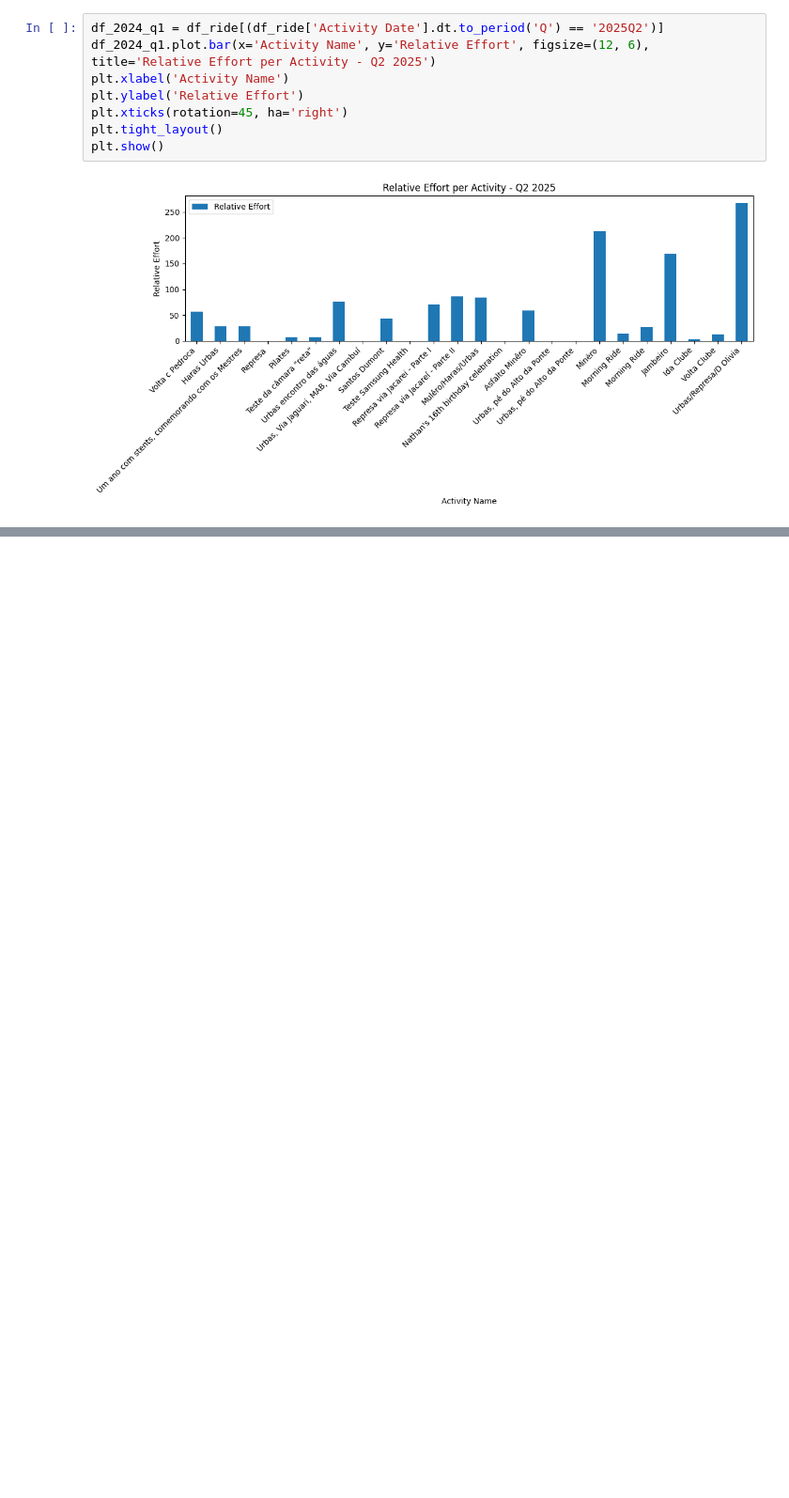
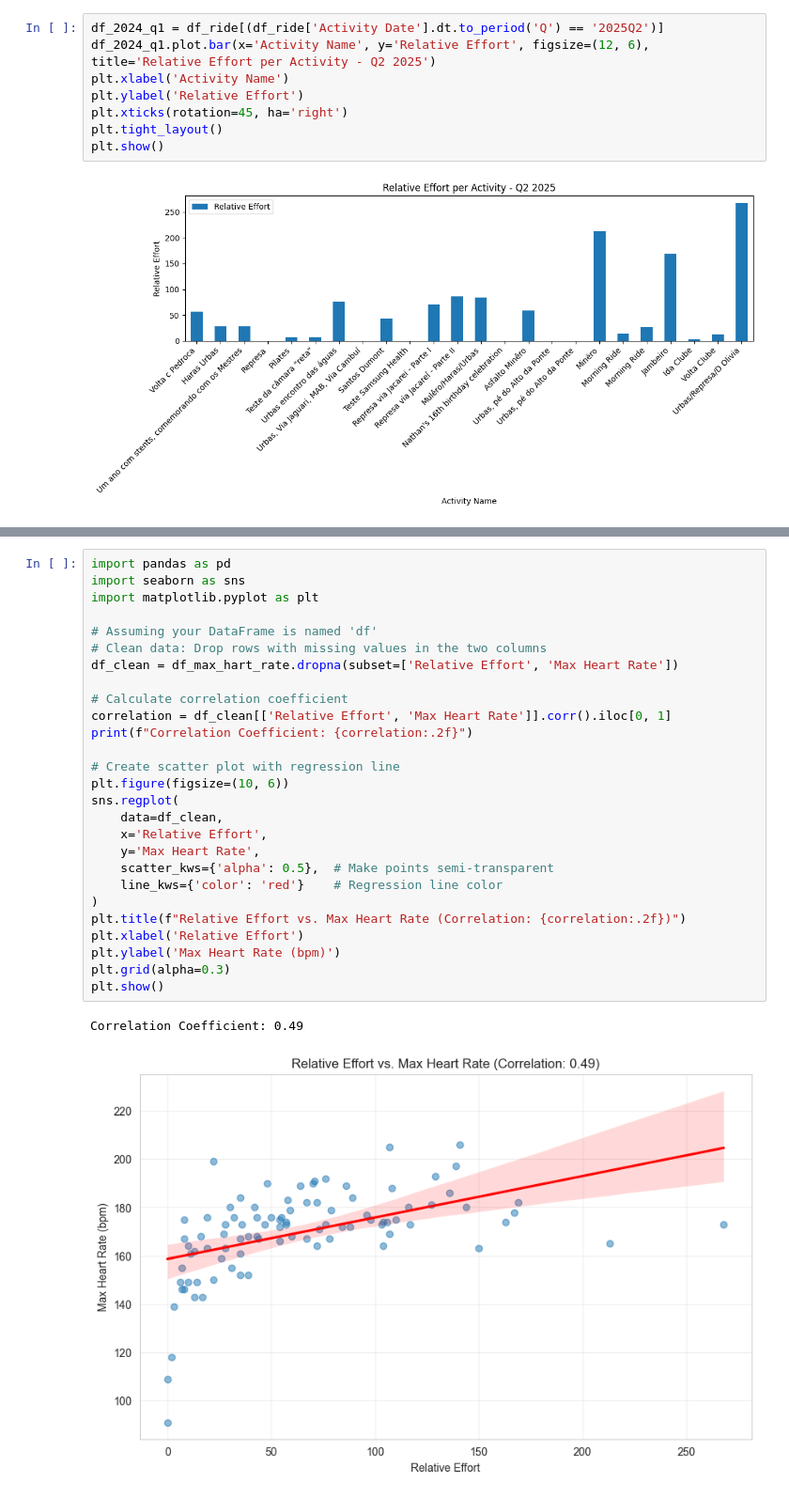
Before and after one commit to assismauro/Strava, a Jupyter notebook: strava_data_analisys.ipynb, the cells around one changed output, grey strips where cells are left out. Shown at 94% size. Cells and saved outputs as stored; diff of their text form; blank space fills up the shorter version.

```diff
--- a/strava_data_analisys.ipynb
+++ b/strava_data_analisys.ipynb
@@ -280,0 +284,30 @@ plt.show()
+# %%
+import pandas as pd
+import seaborn as sns
+import matplotlib.pyplot as plt
+
+# Assuming your DataFrame is named 'df'
+# Clean data: Drop rows with missing values in the two columns
+df_clean = df_max_hart_rate.dropna(subset=['Relative Effort', 'Max Heart Rate'])
+
+# Calculate correlation coefficient
+correlation = df_clean[['Relative Effort', 'Max Heart Rate']].corr().iloc[0, 1]
+print(f"Correlation Coefficient: {correlation:.2f}")
+
+# Create scatter plot with regression line
+plt.figure(figsize=(10, 6))
+sns.regplot(
+    data=df_clean,
+    x='Relative Effort',
+    y='Max Heart Rate',
+    scatter_kws={'alpha': 0.5},  # Make points semi-transparent
+    line_kws={'color': 'red'}    # Regression line color
+)
+plt.title(f"Relative Effort vs. Max Heart Rate (Correlation: {correlation:.2f})")
+plt.xlabel('Relative Effort')
+plt.ylabel('Max Heart Rate (bpm)')
+plt.grid(alpha=0.3)
+plt.show()
+# %% [output]
+Correlation Coefficient: 0.49
+[figure, added]
```
Also changed, not shown: parts of 17 cells of this notebook.
